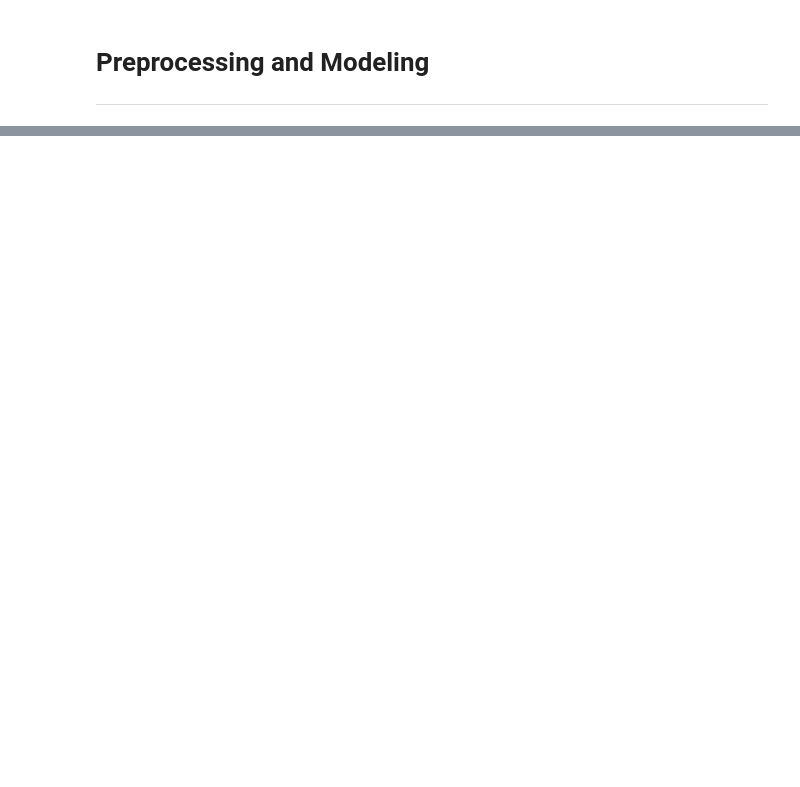
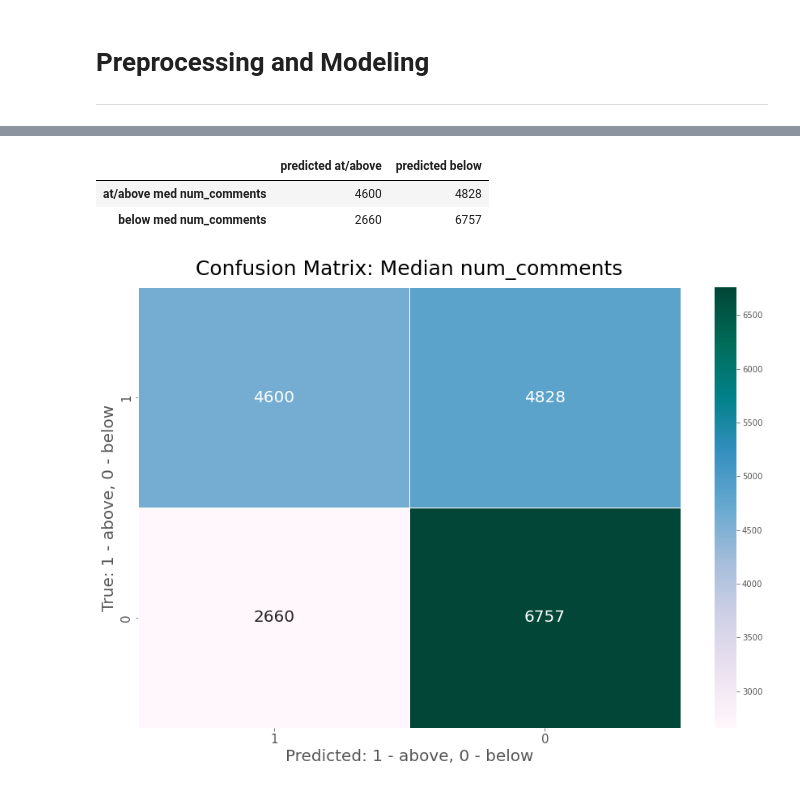
Before and after one commit to Ftrejo23/-Web-Scraping-and-NLP-Classification-Project, a Jupyter notebook: code/03_Preprocessing_&_modeling.ipynb, the cells around one changed output, grey strips where cells are left out. Cells and saved outputs as stored; diff of their text form; code cells hidden in the pictures; blank space fills up the shorter version.

Commit message:
finished data cleaning

```diff
--- a/code/03_Preprocessing_&_modeling.ipynb
+++ b/code/03_Preprocessing_&_modeling.ipynb
@@ -3,0 +412,26 @@
+# %%
+X = df_tvec3.drop('target_var', axis=1)
+y = df_tvec3.target_var
+
+X_train, X_test, y_train, y_test = train_test_split(X, y, test_size=0.2, random_state=42)
+# %%
+ss = StandardScaler()
+
+X_train_ss = ss.fit_transform(X_train)
+
+X_test_ss = ss.transform(X_test)
+# %%
+%%time
+knn = KNeighborsClassifier(n_jobs=-1, n_neighbors=10)
+
+knn.fit(X_train_ss, y_train)
+
+knn.score(X_test_ss, y_test)
+
+# https://stackoverflow.com/questions/44446501/how-to-standardize-data-with-sklearns-cross-val-score
+# pipeline idea from above^
+pipeline = Pipeline([('standard_scale', ss), ('knn', knn)])
+
+scores = cross_val_score(pipeline, X, y, n_jobs=-1)
+
+model_scores(scores, knn, X_test_ss, y_test)
@@ -3,0 +456,24 @@
+# %%
+predicted_cross = cross_val_predict(pipeline, X, y)
+
+con_matrix = confusion_matrix(y, predicted_cross, labels=[1, 0])
+# %%
+fig, ax = plt.subplots(figsize=(15,10))
+
+sns.heatmap(con_matrix, annot=True, fmt='.4g', linewidths=1,\
+            linecolor='white', xticklabels=[1, 0], yticklabels=[1,0], cmap='PuBuGn', annot_kws={"size": 20})
+
+plt.title('Confusion Matrix: Median num_comments', fontsize=25, pad=15)
+plt.xlabel('Predicted: 1 - above, 0 - below', fontsize=20);
+plt.ylabel('True: 1 - above, 0 - below', fontsize=20);
+plt.xticks(fontsize=15)
+plt.yticks(fontsize=15)
+
+pd.DataFrame(con_matrix,
+             index=['at/above med num_comments', 'below med num_comments'],
+             columns=['predicted at/above', 'predicted below'])
+# %% [output]
+|  | predicted at/above | predicted below |
+| at/above med num_comments | 4600 | 4828 |
+| below med num_comments | 2660 | 6757 |
+[figure, added]
```
Also changed, not shown: parts of 95 cells of this notebook.
